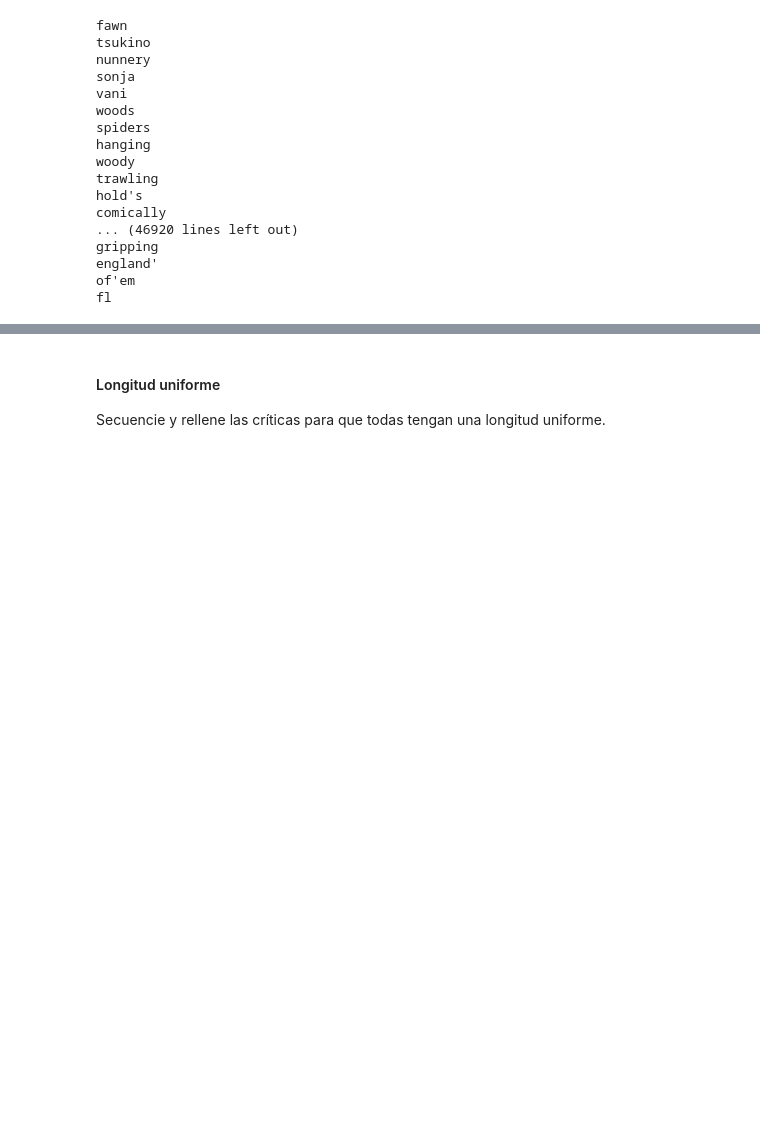
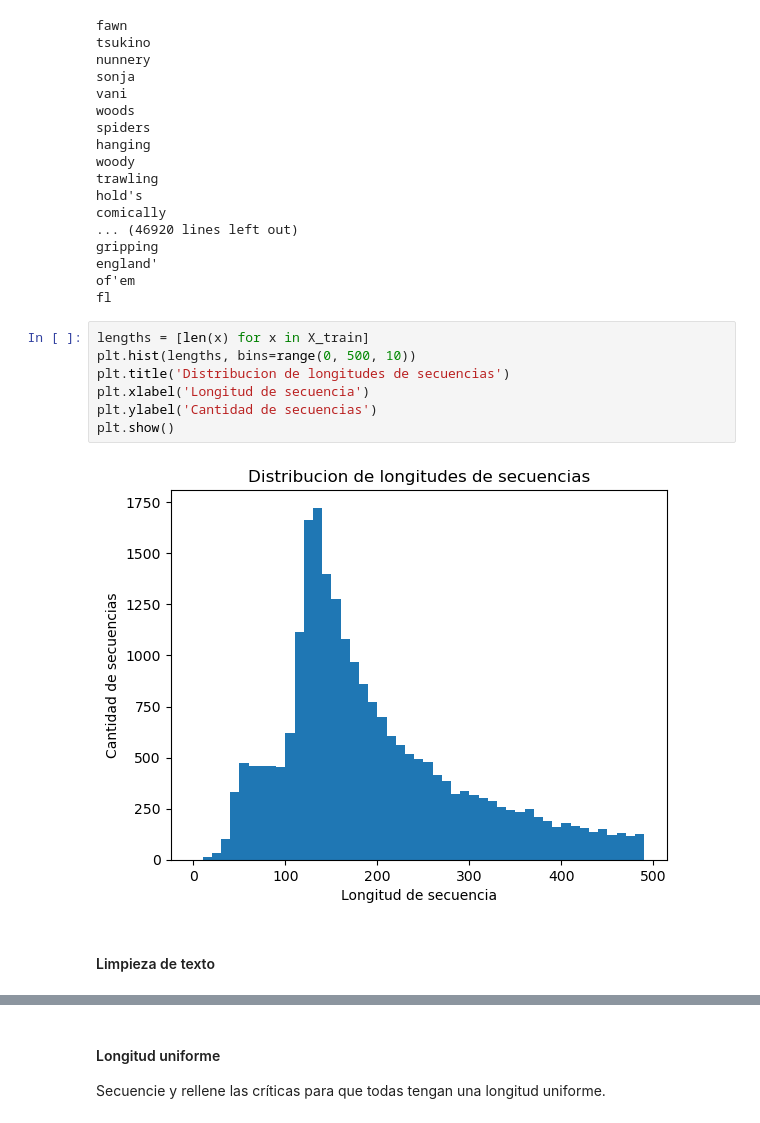
Before and after one commit to Kojimena/DS-L4, a Jupyter notebook: Analisis_Sentimientos_RNN.ipynb, the cells around one changed output, grey strips where cells are left out. Drawn from its saved outputs; the diff is of its cells as text; blank space fills up the shorter version.

```diff
--- a/Analisis_Sentimientos_RNN.ipynb
+++ b/Analisis_Sentimientos_RNN.ipynb
@@ -102,3 +103,14 @@ comically
 england'
 of'em
 fl
+# %%
+lengths = [len(x) for x in X_train]
+plt.hist(lengths, bins=range(0, 500, 10))
+plt.title('Distribucion de longitudes de secuencias')
+plt.xlabel('Longitud de secuencia')
+plt.ylabel('Cantidad de secuencias')
+plt.show()
+# %% [output]
+[figure, added]
+# %% [markdown]
+#### Limpieza de texto
```
Also changed, not shown: parts of 16 cells of this notebook.
